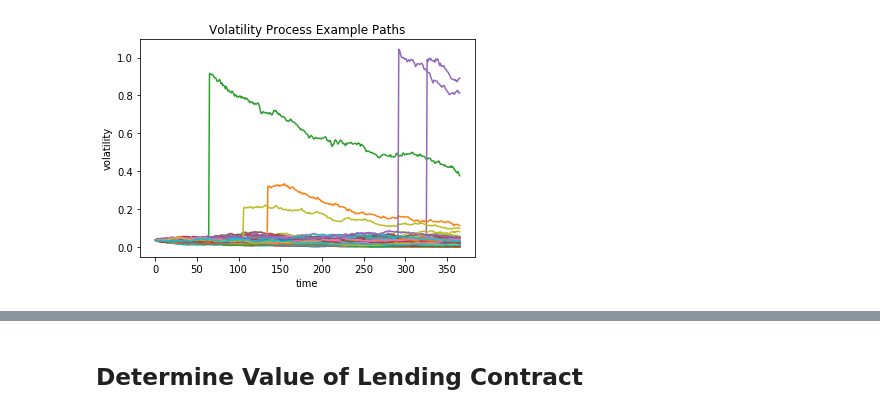
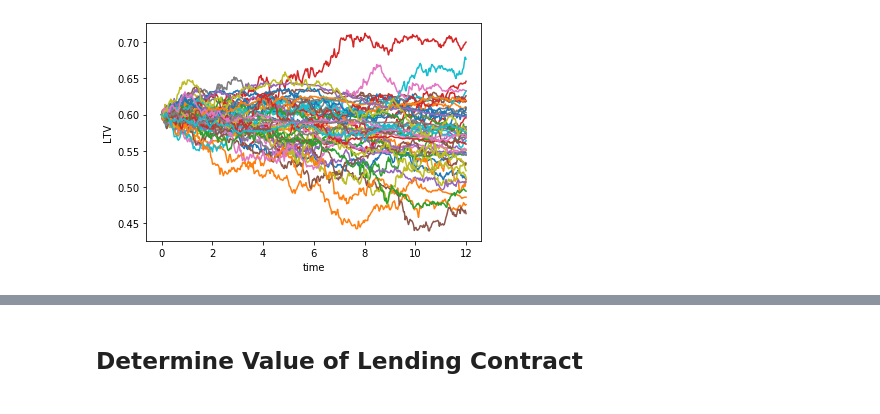
Before and after one commit to francisliu2/p2p_lending_valuation, a Jupyter notebook: sim2.ipynb, the cells around one changed output, grey strips where cells are left out. Drawn from its saved outputs; the diff is of its cells as text; code cells hidden in the pictures.

```diff
--- a/sim2.ipynb
+++ b/sim2.ipynb
@@ -24,14 +24,17 @@ rho     = 0.407
 sigma_v = 0.008
 rho_j   = -0.573
 mu_v    = 0.62
-v0      = 0.19**2
+
 kappa   = 1-beta
 theta   = alpha / kappa
+
+# v0      = 0.19**2 # where does this come from?
+v0 = theta
 # %%
 npr.seed(202006)
 dt      = 1/365.0 # dt
 m       = int(365.0 * (1/dt)/365.0) # time horizon in days
-n       = 10000
+n       = 100000
 # %%
 T      = m * dt
 t      = np.linspace(0.0, 12, m+1)
@@ -60,6 +63,19 @@ ltv[:,0] = ltv0
 v[:,0] = v0
 # %%
 for i in range(1,m+1):
-    v[:,i] = v[:,i-1] + kappa * (theta - np.maximum(0,v[:,i-1])) * dt + sigma_v * sp.sqrt(np.maximum(0,v[:,i-1])) * w2[:,i-1] + z_v[:,i-1] * dj[:,i-1]
+#     v[:,i] = v[:,i-1] + kappa * (theta - np.maximum(0,v[:,i-1])) * dt + sigma_v * sp.sqrt(np.maximum(0,v[:,i-1])) * w2[:,i-1] + z_v[:,i-1] * dj[:,i-1]
+    v[:,i] = v[:,i-1] + kappa * (theta - np.maximum(0,v[:,i-1])) * dt + sigma_v * sp.sqrt(np.maximum(0,v[:,i-1])) * w2[:,i-1]
+
     s[:,i] = s[:,i-1] * (1 + (r - l * (mu_y + rho_j * mu_v)) * dt + sp.sqrt(v[:,i-1] * dt) * w[:,i-1]) + z_v[:,i-1] * dj[:,i-1]
     ltv[:,i] = CS*(1/s[:,i])
+# %%
+plt.figure(figsize = (16,4))
+
+for k in range(100):
+    plot(t, v[k])
+    xlabel('time')
+    ylabel('volatility')
+    plt.title('Volatility Process Example Paths')
+    x1,x2,y1,y2 = plt.axis()
+    plt.axis((x1,x2,0,0.1))
+    #plt.savefig('volapath.png', transparent=True)
@@ -66,9 +93,9 @@ for i in range(1,m+1):
 # %%
-for k in range(100):
-    plot(v[k])
+for k in range(50):
+    plot(t,ltv[k])
     xlabel('time')
-    ylabel('volatility')
-    plt.title('Volatility Process Example Paths')
+    ylabel('LTV')
+    #plt.title('Volatility Process Example Paths')
     #plt.savefig('volapath.png', transparent=True)
 # %% [output]
-[figure, old version]
+[figure, new version]
```
Also changed, not shown: parts of 26 cells of this notebook, 3 other files.
